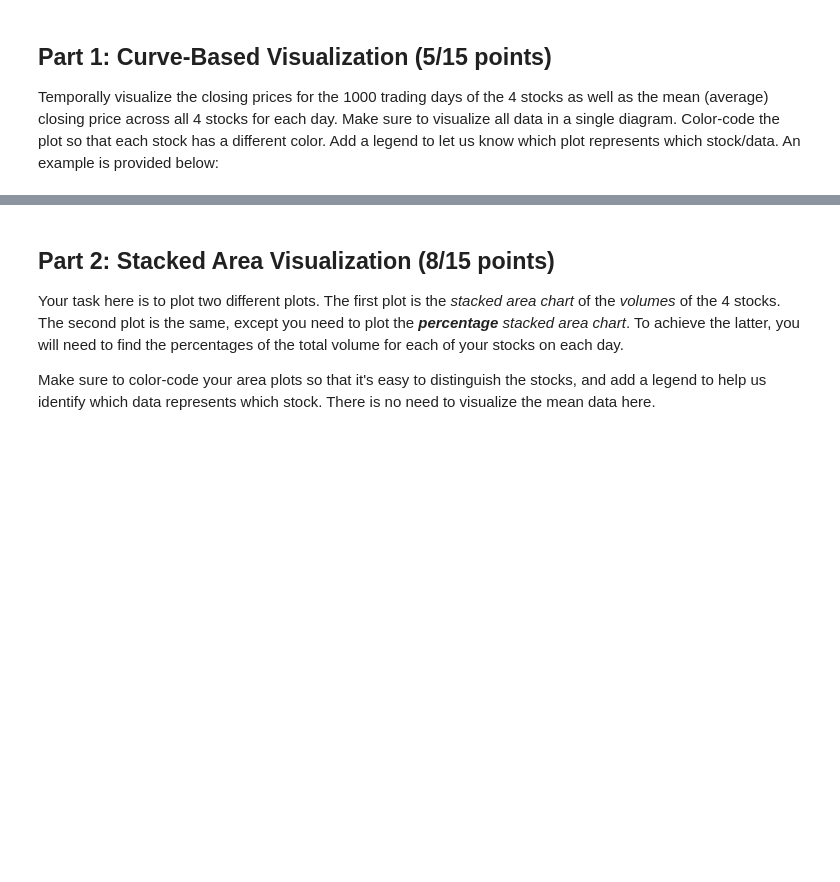
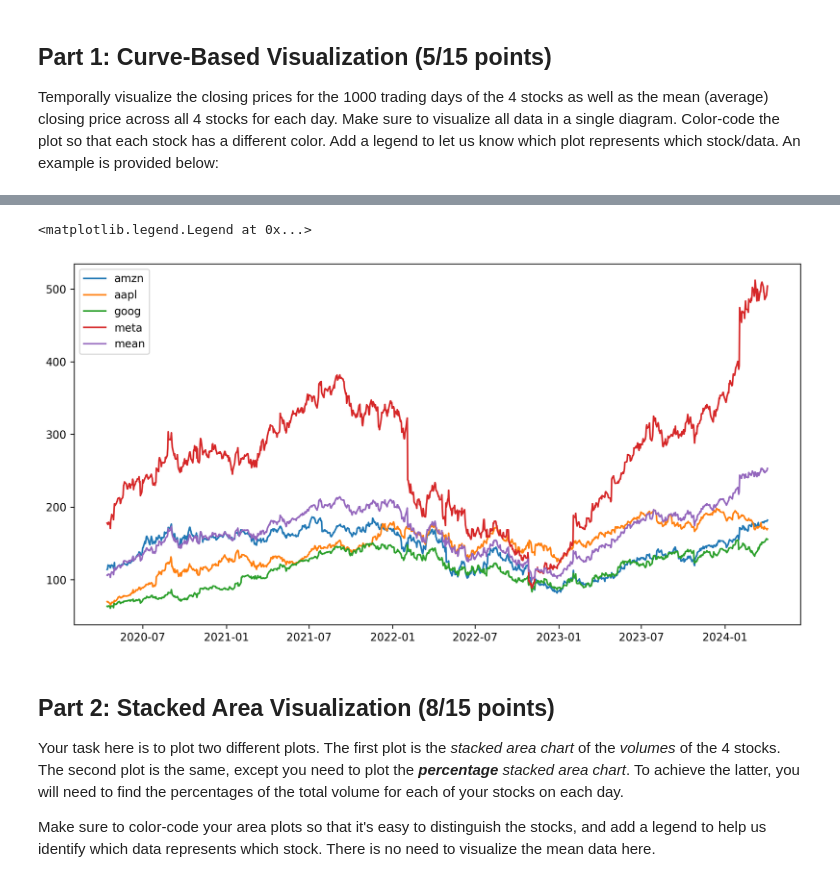
Before and after one commit to pxndey/csgy6313_infoViz, a Jupyter notebook: project_3/hw3.ipynb, the cells around one changed output, grey strips where cells are left out. Cells and saved outputs as stored; diff of their text form; code cells hidden in the pictures; blank space fills up the shorter version.

```diff
--- a/project_3/hw3.ipynb
+++ b/project_3/hw3.ipynb
@@ -56,0 +73,26 @@ Temporally visualize the closing prices for the 1000 trading days of the 4 stock
+# %%
+# Part 1: Closing price of at least 4 stocks + the mean (or average) of those four stocks for the past 1000 trading days
+
+"""
+    To visualise closing prices for 4 stocks and their mean, we will make a dataframe combining all 4 stocks closing prices, their
+    volumes and their dates, then add a column for their mean by averaging the other 4 stock columns, and then plotting it using
+    matplotlib
+"""
+
+amzn = import_df("./datasets/amzn.csv")
+aapl = import_df("./datasets/aapl.csv")
+goog = import_df("./datasets/goog.csv")
+meta = import_df("./datasets/meta.csv")
+df = pd.DataFrame({
+    "amzn": amzn["closing price"],
+    "amzn_vol": amzn["volume"],
+    "aapl": aapl["closing price"],
+    "aapl_vol": aapl["volume"],
+    "goog": goog["closing price"],
+    "goog_vol": goog["volume"],
+    "meta": meta["closing price"],
+    "meta_vol": meta["volume"],
+    "date": amzn["dates"]
+})
+df['mean'] = (df["amzn"]+df["aapl"]+df["goog"]+df['meta'])/4
+df.head()
@@ -57,3 +106,16 @@ Temporally visualize the closing prices for the 1000 trading days of the 4 stock
+# %%
+fig,ax = plt.subplots(figsize=(12,6),dpi=300)
+
+ax.plot(df["date"],df["amzn"],label="amzn",)
+ax.plot(df["date"],df["aapl"],label="aapl",)
+ax.plot(df["date"],df["goog"],label="goog",)
+ax.plot(df["date"],df["meta"],label="meta",)
+ax.plot(df["date"],df["mean"],label="mean",)
+
+ax.legend()
+# %% [output]
+<matplotlib.legend.Legend at 0x...>
+[figure, added]
 # %% [markdown]
 ## Part 2: Stacked Area Visualization (8/15 points)
 
```
Also changed, not shown: parts of 9 cells of this notebook.
